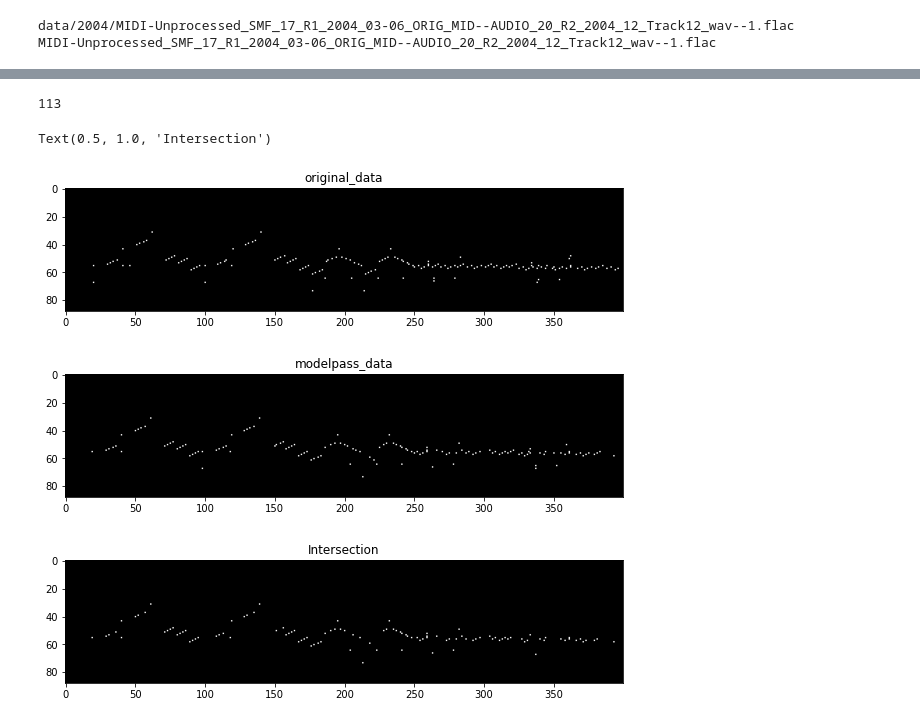
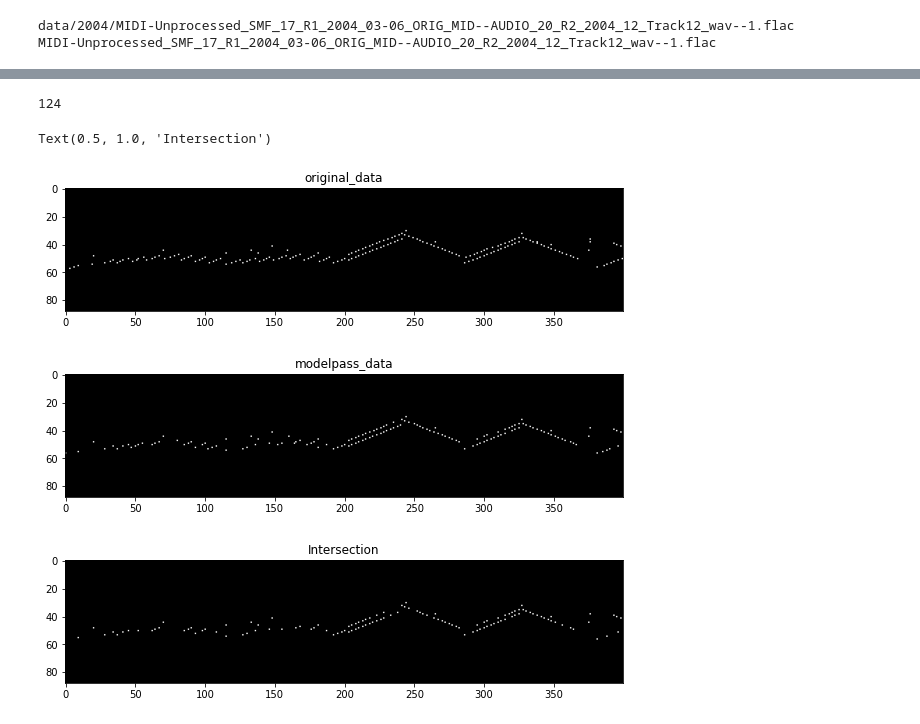
Before and after one commit to jhkang0408/GCT634-Musical-Applications-of-ML, a Jupyter notebook: Assignment3/hw3_tutorial.ipynb, the cells around one changed output, grey strips where cells are left out. Drawn from its saved outputs; the diff is of its cells as text; code cells hidden in the pictures.

```diff
--- a/Assignment3/hw3_tutorial.ipynb
+++ b/Assignment3/hw3_tutorial.ipynb
@@ -119,7 +126,14 @@ print(original_data['path'].split('/')[2])
 data/2004/MIDI-Unprocessed_SMF_17_R1_2004_03-06_ORIG_MID--AUDIO_20_R2_2004_12_Track12_wav--1.flac
 MIDI-Unprocessed_SMF_17_R1_2004_03-06_ORIG_MID--AUDIO_20_R2_2004_12_Track12_wav--1.flac
 # %%
-midi_path = 'runs/exp_211116-095711/'+(test_dataset.files('test')[0][1]).split('/')[2]
+# baseline
+midi_path = 'runs/Baseline10000/'+(test_dataset.files('test')[0][1]).split('/')[2]
+# rnn
+#midi_path = 'runs/RNN10000/'+(test_dataset.files('test')[0][1]).split('/')[2]
+# crnn
+#midi_path = 'runs/CRNN10000/'+(test_dataset.files('test')[0][1]).split('/')[2]
+# ONF
+#midi_path = 'runs/Baseline10000/'+(test_dataset.files('test')[0][1]).split('/')[2]
 audio_path = midi_path.split('.')[0]+'.wav'
 print(midi_path)
 print(audio_path)
@@ -315,24 +242,24 @@ Text(0.5, 1.0, 'Intersection')
 # %%
 plt.figure(figsize=(10,10))
-plt.imshow(original_data['onset'].numpy()[:400].T, cmap='gray')
+plt.imshow(original_data['onset'].numpy()[401:801].T, cmap='gray')
 plt.title('original_data')
 
 plt.figure(figsize=(10,10))
-plt.imshow(modelpass_data['onset'].numpy()[:400].T, cmap='gray')
+plt.imshow(modelpass_data['onset'].numpy()[400:800].T, cmap='gray')
 plt.title('modelpass_data')
 
-temp = np.zeros(original_data['onset'].numpy()[1:401].T.shape)
-idx1 = (original_data['onset'].numpy()[1:401].T==modelpass_data['onset'].numpy()[0:400].T)
-idx2 = (original_data['onset'].numpy()[1:401].T>0)
+temp = np.zeros(original_data['onset'].numpy()[401:801].T.shape)
+idx1 = (original_data['onset'].numpy()[401:801].T==modelpass_data['onset'].numpy()[400:800].T)
+idx2 = (original_data['onset'].numpy()[401:801].T>0)
 idx = idx1 & idx2
 print(np.sum(idx))
 temp[idx]=1
 plt.figure(figsize=(10,10))
 plt.imshow(temp, cmap='gray')
 plt.title('Intersection')
 # %% [output]
-113
+124
 Text(0.5, 1.0, 'Intersection')
-[figure, old version]
+[figure, new version]
-[figure, old version]
+[figure, new version]
-[figure, old version]
+[figure, new version]
```
Also changed, not shown: parts of 11 cells of this notebook, 3 other files.
